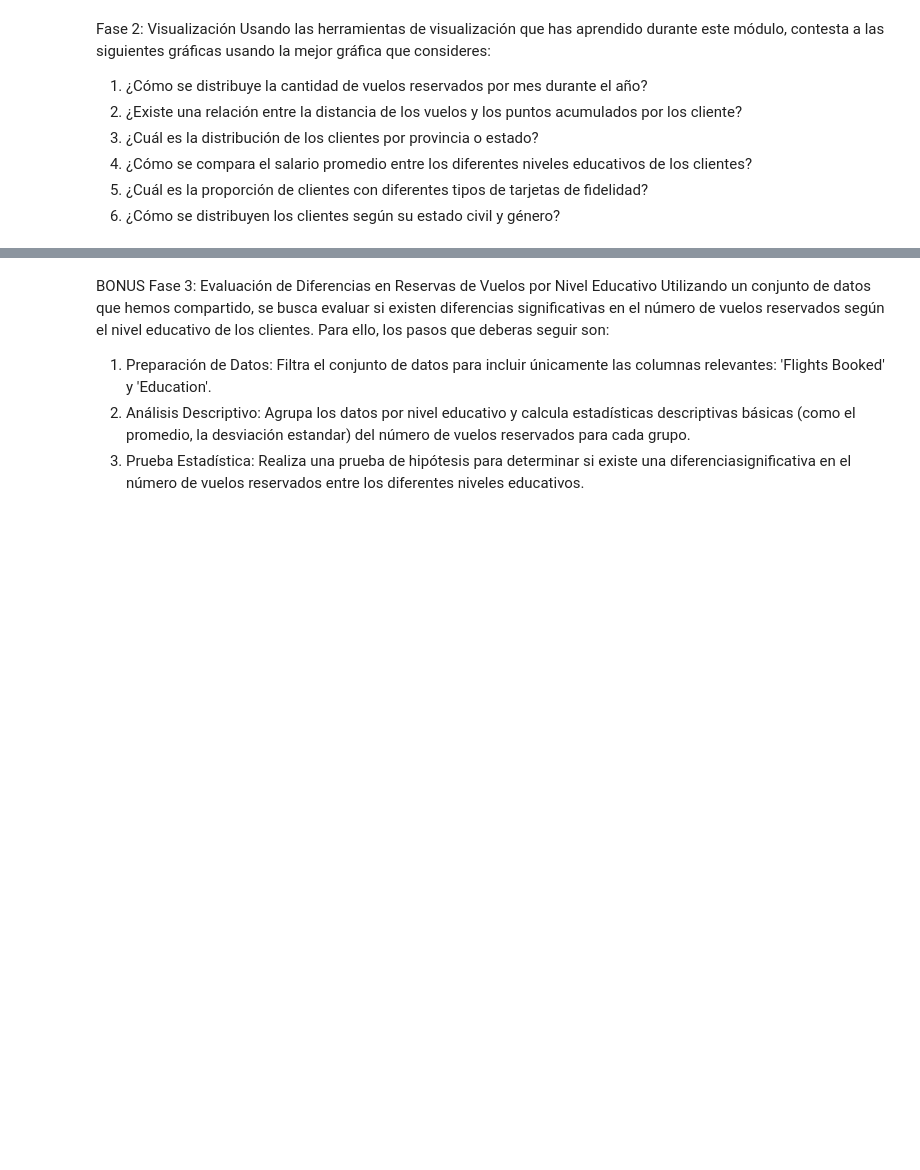
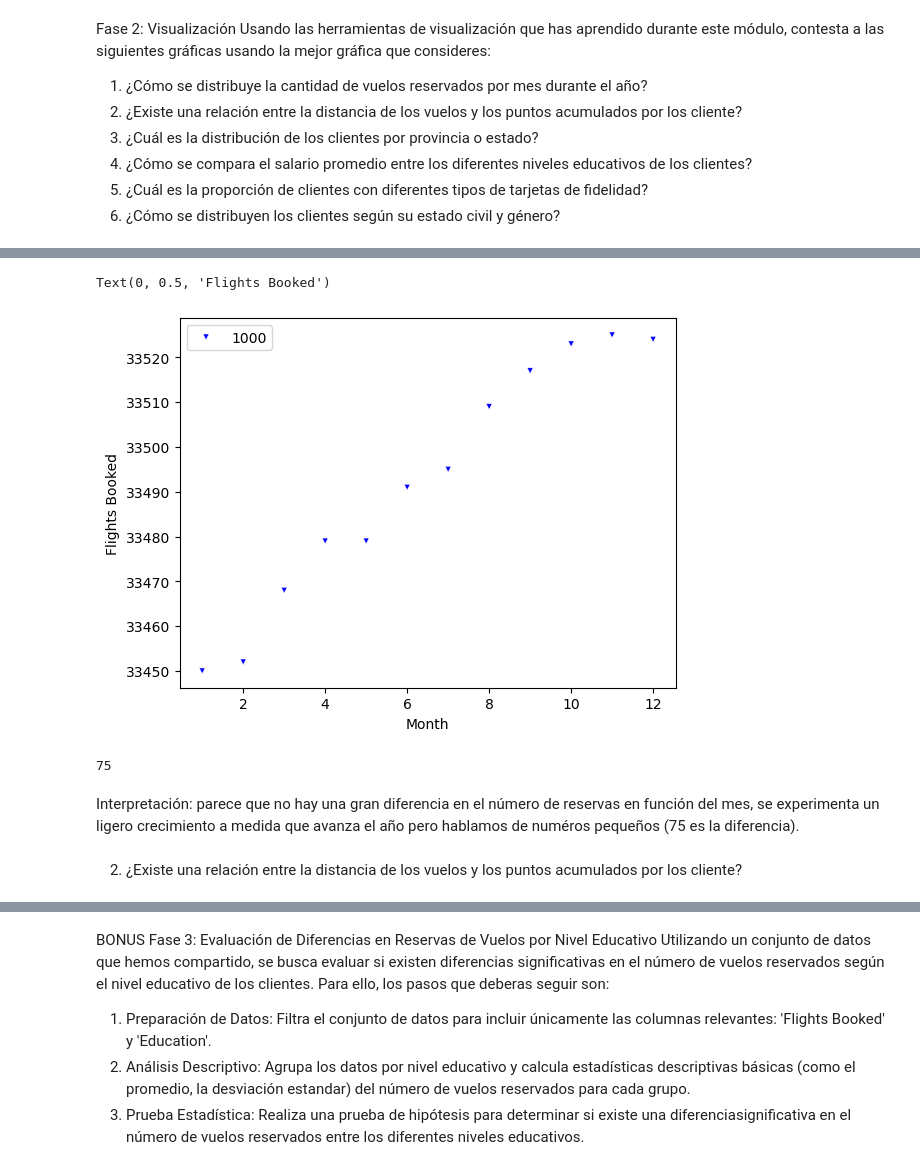
Before and after one commit to Adalab/bda-modulo-3-evaluacion-final-23lau, a Jupyter notebook: Evaluacion_modulo3.ipynb, the cells around one changed output, grey strips where cells are left out. Drawn from its saved outputs; the diff is of its cells as text; code cells hidden in the pictures; blank space fills up the shorter version.

```diff
--- a/Evaluacion_modulo3.ipynb
+++ b/Evaluacion_modulo3.ipynb
@@ -870,0 +913,5 @@ gráficas usando la mejor gráfica que consideres:
+# %%
+# Tengo que combinar vuelos reservados (Flights Booked) por mes (Month) + año (year)
+
+reservas_por_mes = df_final.groupby('Month')['Flights Booked'].count().reset_index()
+reservas_por_mes
@@ -870,0 +970,3 @@ gráficas usando la mejor gráfica que consideres:
+# %%
+reservas_por_mes['Month'] = reservas_por_mes['Month'].astype('int')
+reservas_por_mes.info()
@@ -870,0 +983,25 @@ gráficas usando la mejor gráfica que consideres:
+# %%
+## Visualización de dos variables numéricas --> Scatterplot
+
+sns.scatterplot(x = "Month",
+                y = "Flights Booked",
+                data = reservas_por_mes,
+                size = 1000,
+                marker= "v",
+                color = "blue")
+
+# cambiamos los nombres de los ejes
+plt.xlabel("Month")
+plt.ylabel("Flights Booked")
+# %% [output]
+Text(0, 0.5, 'Flights Booked')
+[figure, added]
+# %%
+diferencia = (reservas_por_mes["Flights Booked"].max()) - (reservas_por_mes["Flights Booked"].min())
+diferencia
+# %% [output]
+75
+# %% [markdown]
+Interpretación: parece que no hay una gran diferencia en el número de reservas en función del mes, se experimenta un ligero crecimiento a medida que avanza el año pero hablamos de numéros pequeños (75 es la diferencia).
+# %% [markdown]
+2. ¿Existe una relación entre la distancia de los vuelos y los puntos acumulados por los cliente?
```
Also changed, not shown: parts of 26 cells of this notebook.
